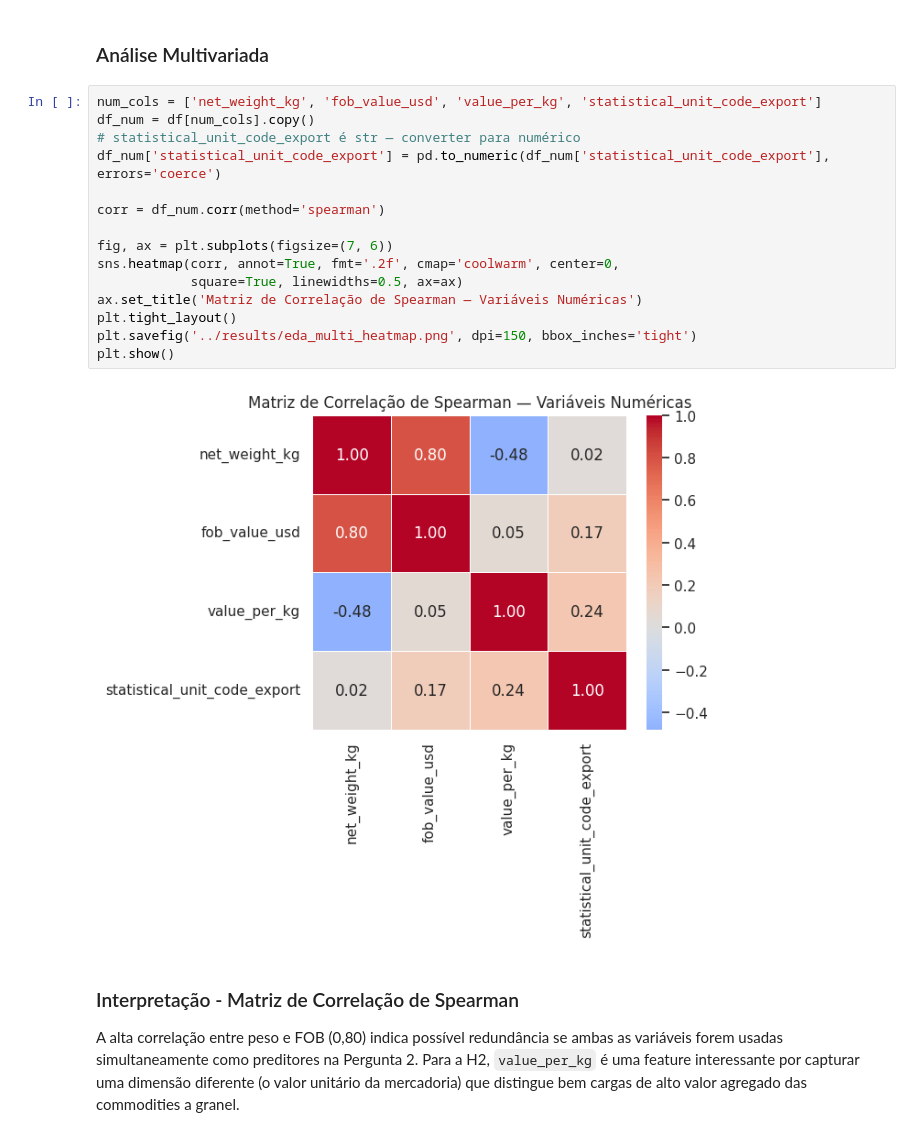
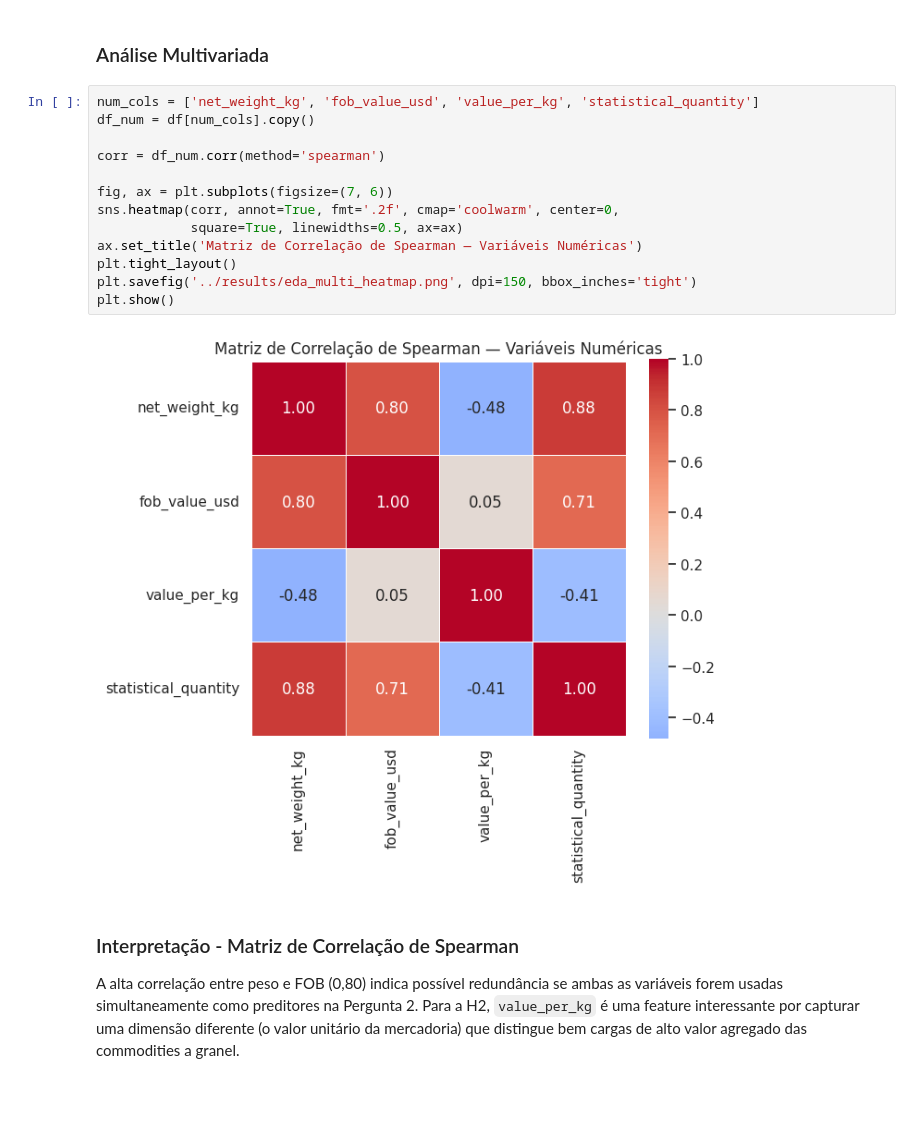
Before and after one commit to PamLissa/br-foreign-trade-analysis, a Jupyter notebook: milestone-3/notebooks/export_data_eda.ipynb, the cells around one changed output. Cells and saved outputs as stored; diff of their text form; blank space fills up the shorter version.

Commit message:
fix: (section-3) use real statistical quantity in correlation heatmap

```diff
--- a/milestone-3/notebooks/export_data_eda.ipynb
+++ b/milestone-3/notebooks/export_data_eda.ipynb
@@ -844,22 +844,20 @@ O centro-oeste exporta, principalmente, commodities agrícolas em lotes concentr
 # %% [markdown]
 ### Análise Multivariada
 # %%
-num_cols = ['net_weight_kg', 'fob_value_usd', 'value_per_kg', 'statistical_unit_code_export']
+num_cols = ['net_weight_kg', 'fob_value_usd', 'value_per_kg', 'statistical_quantity']
 df_num = df[num_cols].copy()
-# statistical_unit_code_export é str — converter para numérico
-df_num['statistical_unit_code_export'] = pd.to_numeric(df_num['statistical_unit_code_export'], errors='coerce')
 
 corr = df_num.corr(method='spearman')
 
 fig, ax = plt.subplots(figsize=(7, 6))
 sns.heatmap(corr, annot=True, fmt='.2f', cmap='coolwarm', center=0,
             square=True, linewidths=0.5, ax=ax)
 ax.set_title('Matriz de Correlação de Spearman — Variáveis Numéricas')
 plt.tight_layout()
 plt.savefig('../results/eda_multi_heatmap.png', dpi=150, bbox_inches='tight')
 plt.show()
 # %% [output]
-[figure, old version]
+[figure, new version]
 # %% [markdown]
 ### Interpretação - Matriz de Correlação de Spearman
 
```
